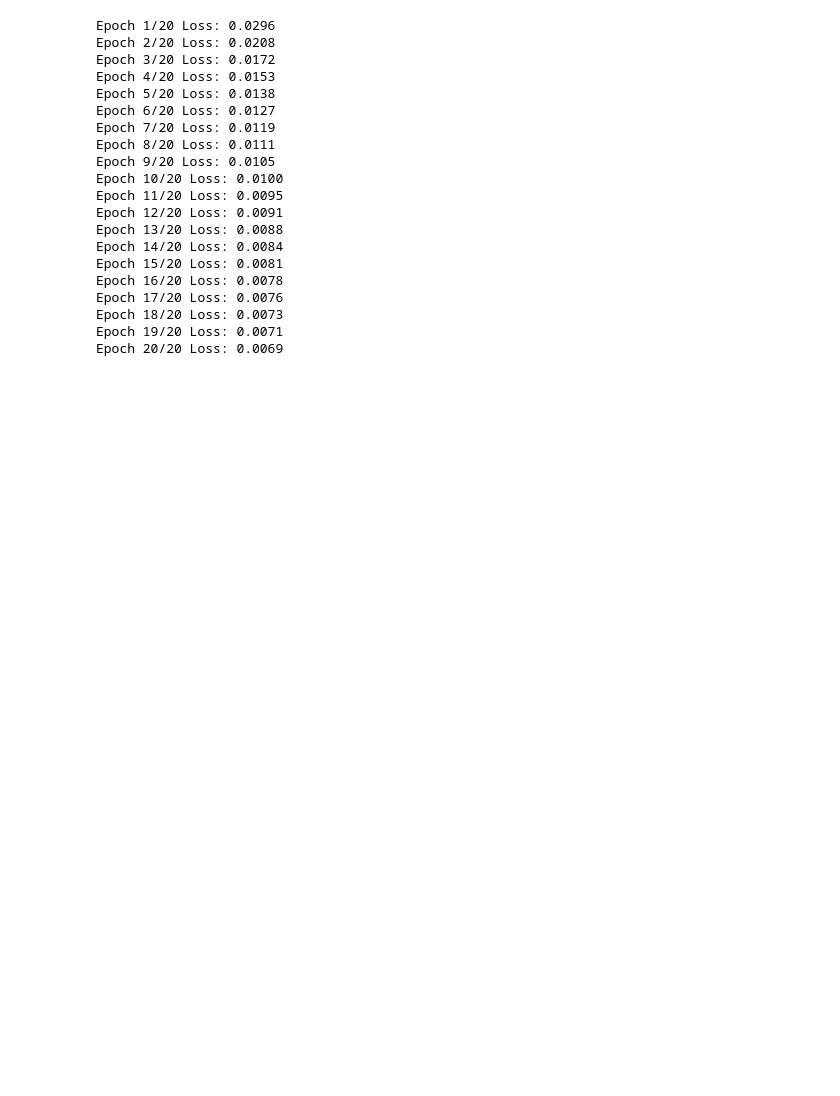
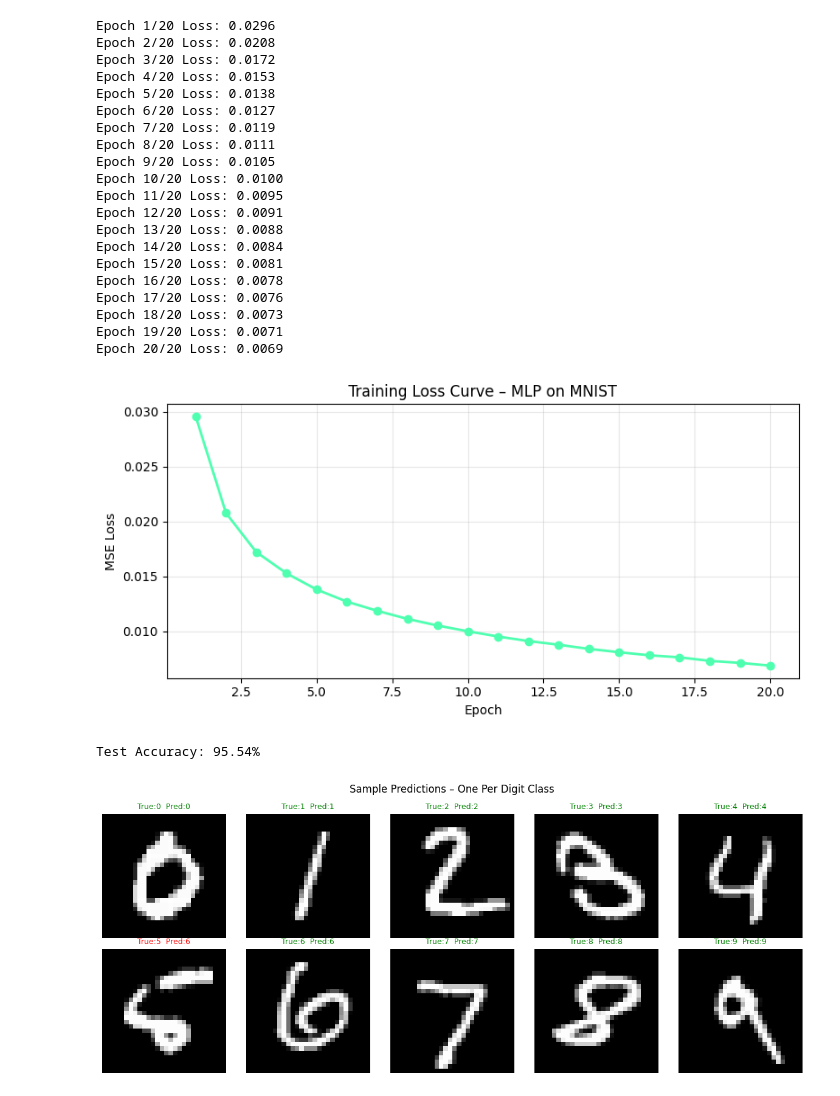
Before and after one commit to shahyan01/mvc-mlp-i250143, a Jupyter notebook: src/mlp.ipynb, the cells around one changed output. Cells and saved outputs as stored; diff of their text form; code cells hidden in the pictures; blank space fills up the shorter version.

Commit message:
output 3

```diff
--- a/src/mlp.ipynb
+++ b/src/mlp.ipynb
@@ -132,30 +132,47 @@ plt.plot(range(1, epochs+1), loss_history, 'o-', color='#4fffb0', lw=2)
 plt.xlabel('Epoch'); plt.ylabel('MSE Loss')
 plt.title('Training Loss Curve – MLP on MNIST')
 plt.grid(True, alpha=0.3); plt.tight_layout(); plt.show()
 
 #Output 2: Test Accuracy
 _,_,_,_,_,A3_test = forward_pass(X_test, W1,b1,W2,b2,W3,b3)
 Y_pred_test = np.argmax(A3_test, axis=1)
 accuracy = np.mean(Y_pred_test == Y_test)
 print(f"Test Accuracy: {accuracy*100:.2f}%")
+
+#Output 3: Sample Predictions
+fig, axes = plt.subplots(2, 5, figsize=(12, 5))
+for digit in range(10):
+    idx  = np.where(Y_test == digit)[0][0]
+    img  = X_test[idx].reshape(28, 28)
+    pred = preds[idx]
+    ax   = axes[digit // 5][digit % 5]
+    ax.imshow(img, cmap='gray')
+    color = 'green' if pred == digit else 'red'
+    ax.set_title(f"True:{digit}  Pred:{pred}", color=color, fontsize=9)
+    ax.axis('off')
+plt.suptitle('Sample Predictions – One Per Digit Class')
+plt.tight_layout(); plt.show()
 # %% [output]
 Epoch 1/20 Loss: 0.0296
 Epoch 2/20 Loss: 0.0208
 Epoch 3/20 Loss: 0.0172
 Epoch 4/20 Loss: 0.0153
 Epoch 5/20 Loss: 0.0138
 Epoch 6/20 Loss: 0.0127
 Epoch 7/20 Loss: 0.0119
 Epoch 8/20 Loss: 0.0111
 Epoch 9/20 Loss: 0.0105
 Epoch 10/20 Loss: 0.0100
 Epoch 11/20 Loss: 0.0095
 Epoch 12/20 Loss: 0.0091
 Epoch 13/20 Loss: 0.0088
 Epoch 14/20 Loss: 0.0084
 Epoch 15/20 Loss: 0.0081
 Epoch 16/20 Loss: 0.0078
 Epoch 17/20 Loss: 0.0076
 Epoch 18/20 Loss: 0.0073
 Epoch 19/20 Loss: 0.0071
 Epoch 20/20 Loss: 0.0069
+[figure, added]
+Test Accuracy: 95.54%
+[figure, added]
```
